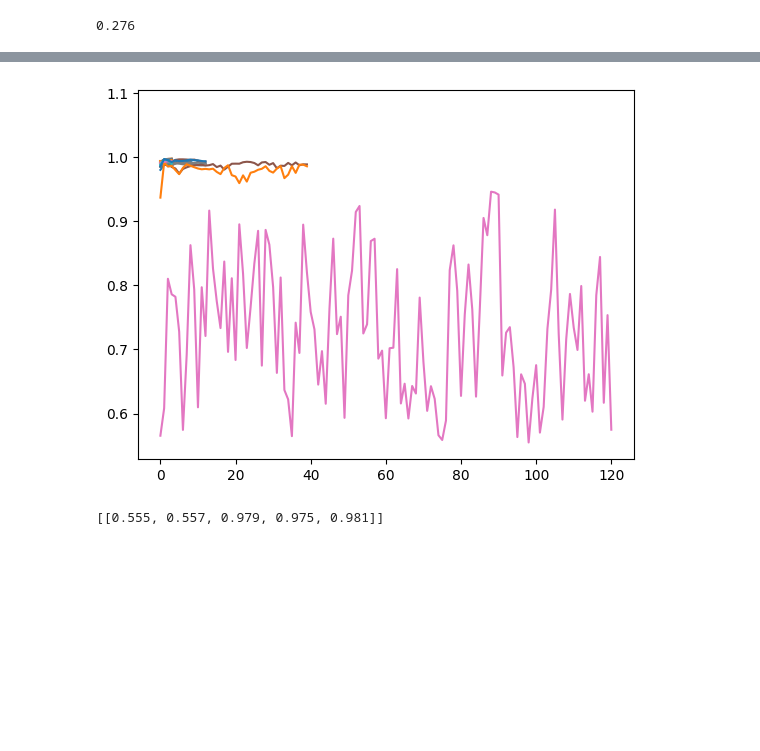
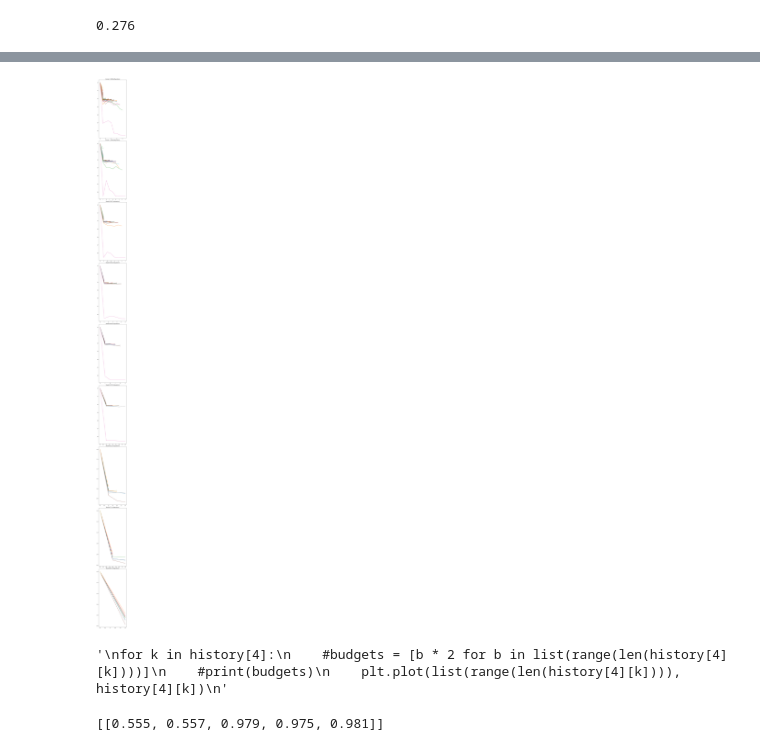
Before and after one commit to Astromium/Hyperband-BlackBox-Attack, a Jupyter notebook: test_url.ipynb, the cells around one changed output, grey strips where cells are left out. Saved outputs shown, nothing was run; the diff lists cells and outputs as text; code cells hidden in the pictures; blank space fills up the shorter version.

```diff
--- a/test_url.ipynb
+++ b/test_url.ipynb
@@ -106,3 +103,4 @@ scores
 # %%
 import matplotlib.pyplot as plt
+plt.style.use('fivethirtyeight')
 # %%
@@ -123,8 +122,60 @@ print(histories[c])
-# %%
-for k in histories:
-    plt.plot(list(range(len(histories[k]))), histories[k])
-# %% [output]
-[figure, removed]
+# %%
+#plt.ylim(2)
+
+fig, ax = plt.subplots(len(history), figsize=(6,100))
+fig.tight_layout(pad=2.0)
+for i in range(len(history)):
+    axs = ax[i]
+    histories = history[i]
+    axs.set_title(f'Bracket {i} ({len(histories)} Configurations)')
+    #axs.set_ylim(0, 1.5)
+    #axs.set_xticks(list(range(1, 81, 3)))
+    for k in histories:
+        axs.plot(list(range(len(histories[k]))), histories[k])
+plt.show()
+'''
+ax1 = ax[0,0]
+histories = history[0]
+for k in history[0]:
+    ax1.plot(list(range(len(histories[k]))), histories[k])
+
+ax2 = ax[0,1]
+histories = history[1]
+for k in history[1]:
+    ax2.plot(list(range(len(histories[k]))), histories[k])
+
+ax3 = ax[0,2]
+histories = history[2]
+for k in history[2]:
+    ax3.plot(list(range(len(histories[k]))), histories[k])
+
+ax4 = ax[0,3]
+histories = history[3]
+for k in history[3]:
+    ax4.plot(list(range(len(histories[k]))), histories[k])
+
+ax5 = ax[0,4]
+histories = history[4]
+for k in history[4]:
+    ax5.plot(list(range(len(histories[k]))), histories[k])
+'''
+'''
+for i in range(len(history)):
+    histories = history[i]
+    plt.title(f'Bracket {i} ({len(histories)} Configurations)')
+    for k in history[i]:
+        plt.plot(list(range(len(history[i][k]))), history[i][k])
+    plt.savefig(f'bracket{i}')
+'''
+'''
+for k in history[4]:
+    #budgets = [b * 2 for b in list(range(len(history[4][k])))]
+    #print(budgets)
+    plt.plot(list(range(len(history[4][k]))), history[4][k])
+'''
+# %% [output]
+[figure, added]
+'\nfor k in history[4]:\n    #budgets = [b * 2 for b in list(range(len(history[4][k])))]\n    #print(budgets)\n    plt.plot(list(range(len(history[4][k]))), history[4][k])\n'
 # %%
 scores
 # %% [output]
```
Also changed, not shown: parts of 6 cells of this notebook, 7 other files.
